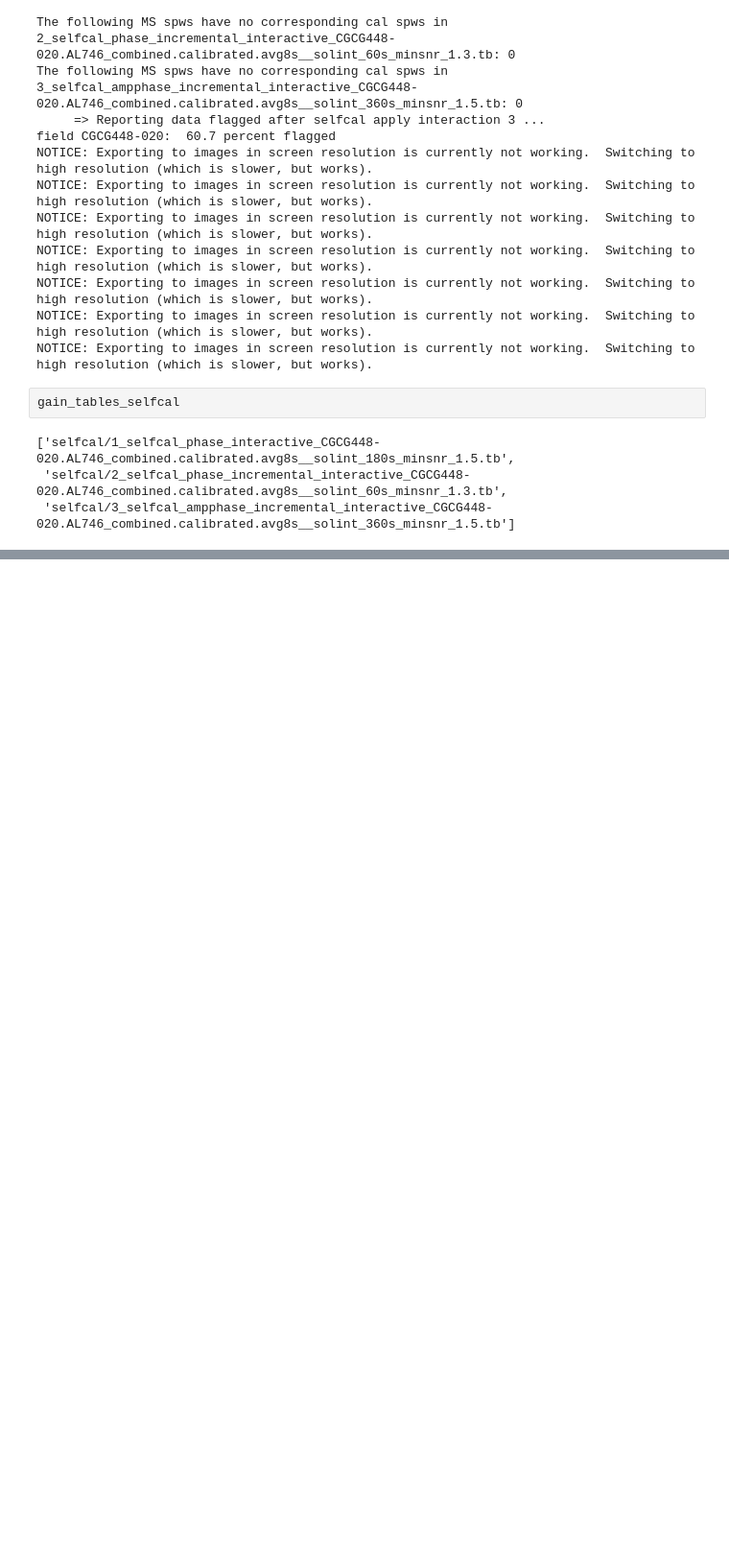
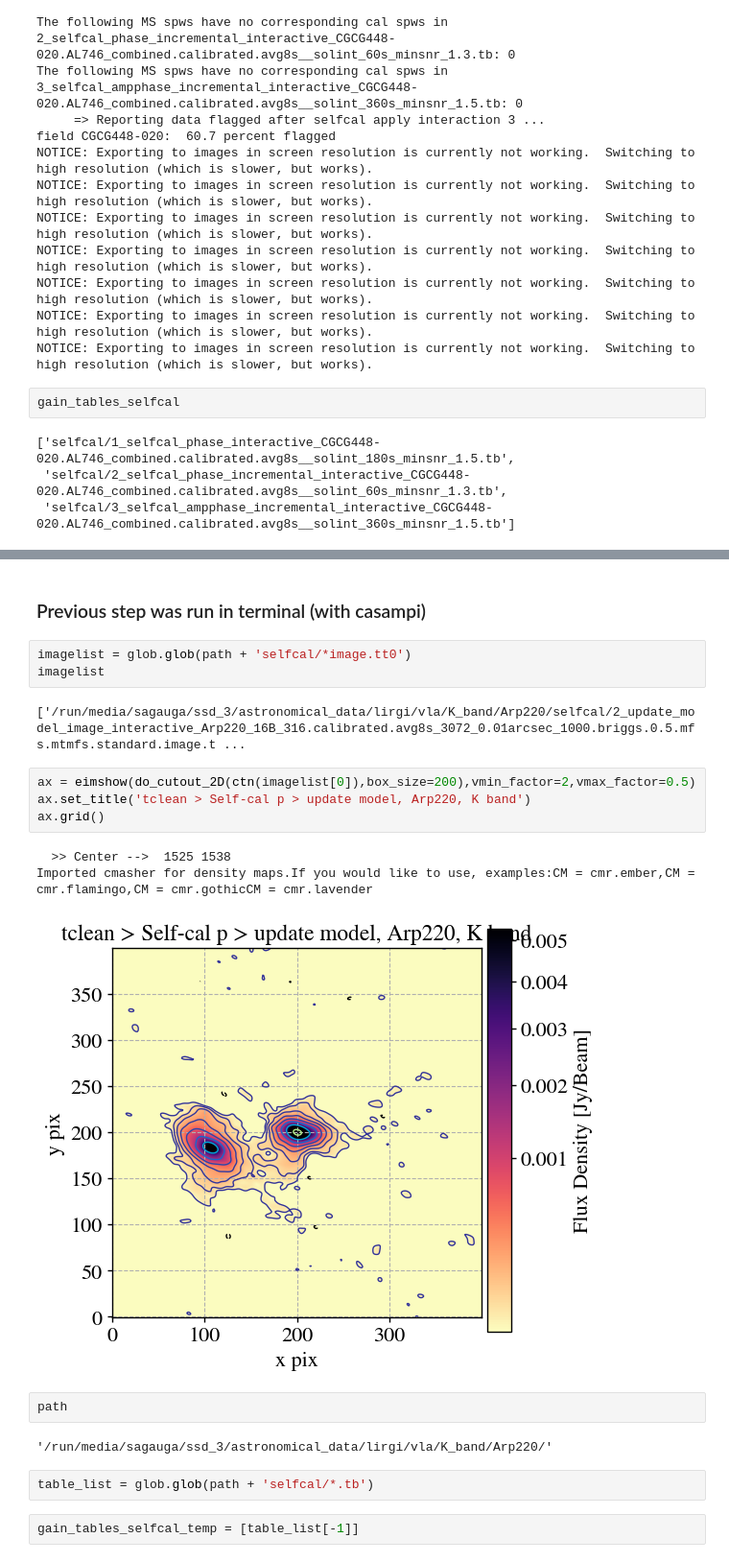
Before and after one commit to lucatelli/morphen_dev, a Jupyter notebook: selfcal/self_calibration.ipynb, the cells around one changed output, grey strips where cells are left out. Shown at 96% size. Cells and saved outputs as stored; diff of their text form; blank space fills up the shorter version.

```diff
--- a/selfcal/self_calibration.ipynb
+++ b/selfcal/self_calibration.ipynb
@@ -618,0 +897,23 @@ Text(0.5, 1.0, 'wsclean > self-cal p + p + ap')
+# %% [markdown]
+### Previous step was run in terminal (with casampi)
+# %%
+imagelist = glob.glob(path + 'selfcal/*image.tt0')
+imagelist
+# %% [output]
+['/run/media/sagauga/ssd_3/astronomical_data/lirgi/vla/K_band/Arp220/selfcal/2_update_model_image_interactive_Arp220_16B_316.calibrated.avg8s_3072_0.01arcsec_1000.briggs.0.5.mfs.mtmfs.standard.image.t ...
+# %%
+ax = eimshow(do_cutout_2D(ctn(imagelist[0]),box_size=200),vmin_factor=2,vmax_factor=0.5)
+ax.set_title('tclean > Self-cal p > update model, Arp220, K band')
+ax.grid()
+# %% [output]
+  >> Center -->  1525 1538
+Imported cmasher for density maps.If you would like to use, examples:CM = cmr.ember,CM = cmr.flamingo,CM = cmr.gothicCM = cmr.lavender
+[figure, added]
+# %%
+path
+# %% [output]
+'/run/media/sagauga/ssd_3/astronomical_data/lirgi/vla/K_band/Arp220/'
+# %%
+table_list = glob.glob(path + 'selfcal/*.tb')
+# %%
+gain_tables_selfcal_temp = [table_list[-1]]
```
Also changed, not shown: parts of 83 cells of this notebook.
